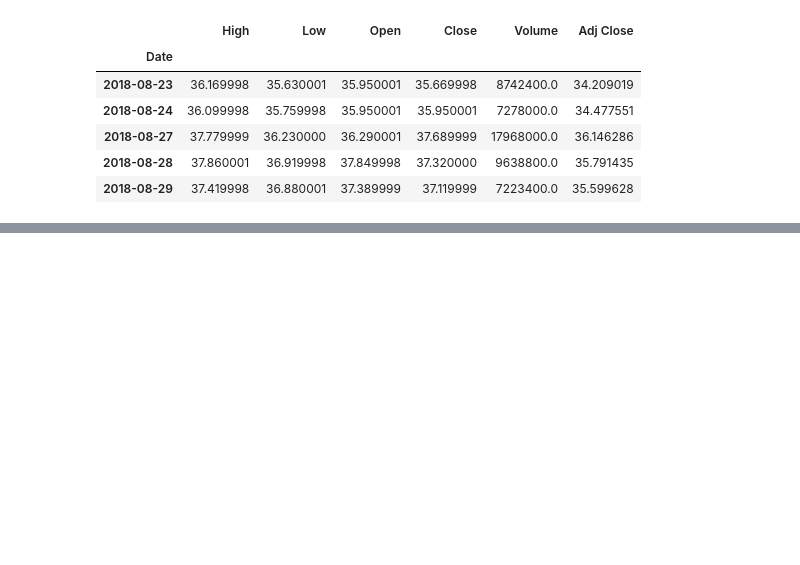
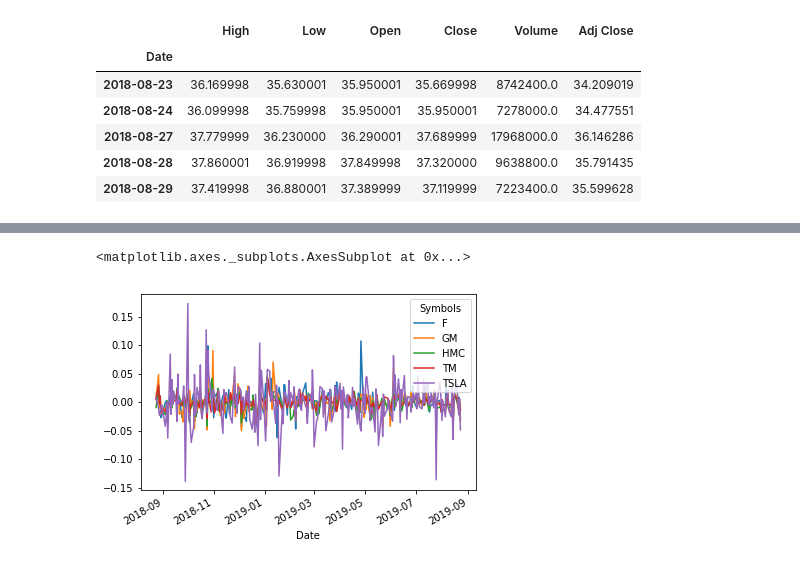
Before and after one commit to gauxu/PSB, a Jupyter notebook: ViewRsltMod/USA_CarStock_Analize.ipynb, the cells around one changed output, grey strips where cells are left out. Drawn from its saved outputs; the diff is of its cells as text; code cells hidden in the pictures; blank space fills up the shorter version.

```diff
--- a/ViewRsltMod/USA_CarStock_Analize.ipynb
+++ b/ViewRsltMod/USA_CarStock_Analize.ipynb
@@ -33,0 +65,2 @@ df.head()
+# %%
+df2 = pdr.DataReader(['GM','F','HMC','TM','TSLA'], 'yahoo', start, end)['Adj Close']
@@ -33,0 +77,2 @@ df.head()
+# %%
+pct_changes = df2.pct_change().dropna()
@@ -33,0 +89,5 @@ df.head()
+# %%
+pct_changes.plot(legend=True)
+# %% [output]
+<matplotlib.axes._subplots.AxesSubplot at 0x...>
+[figure, added]
```
Also changed, not shown: parts of 9 cells of this notebook, 1 other file.
